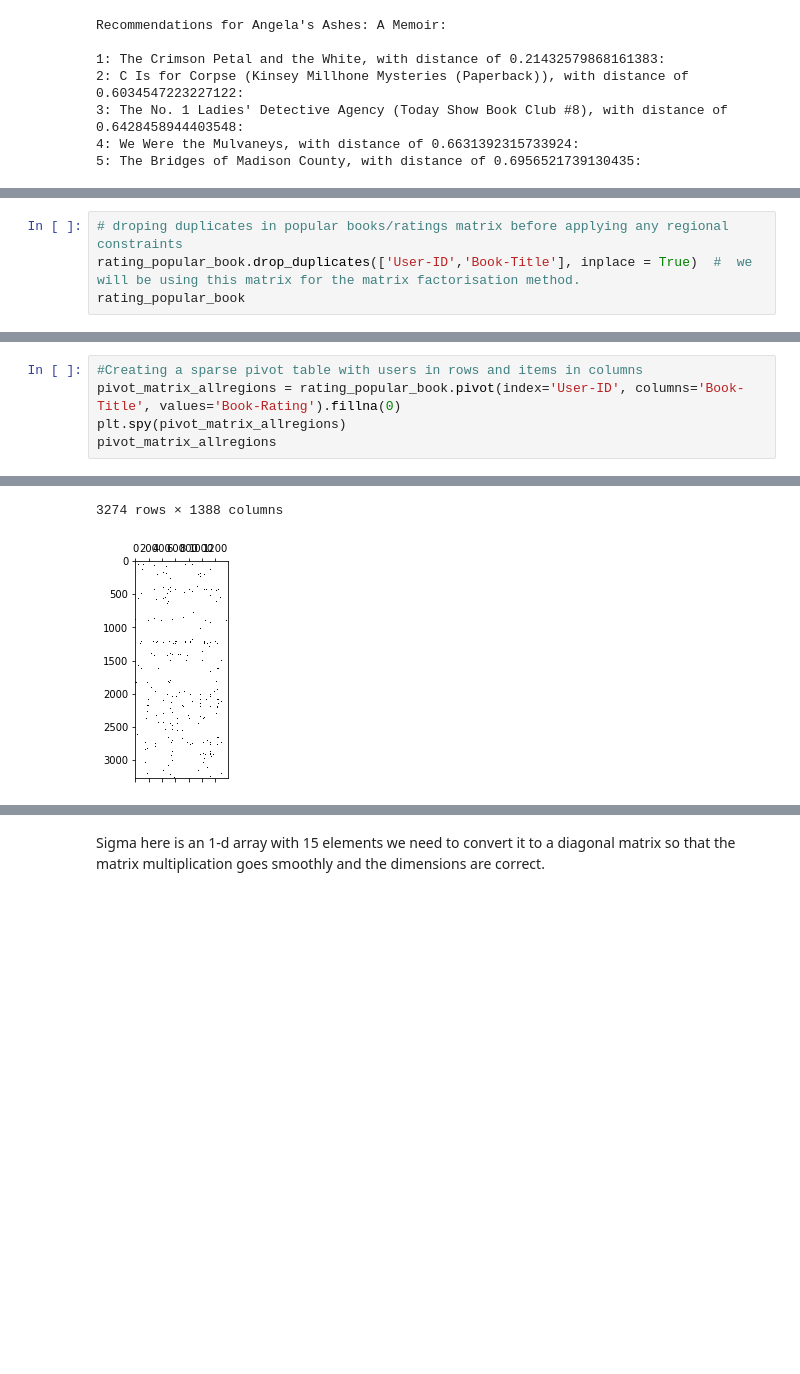
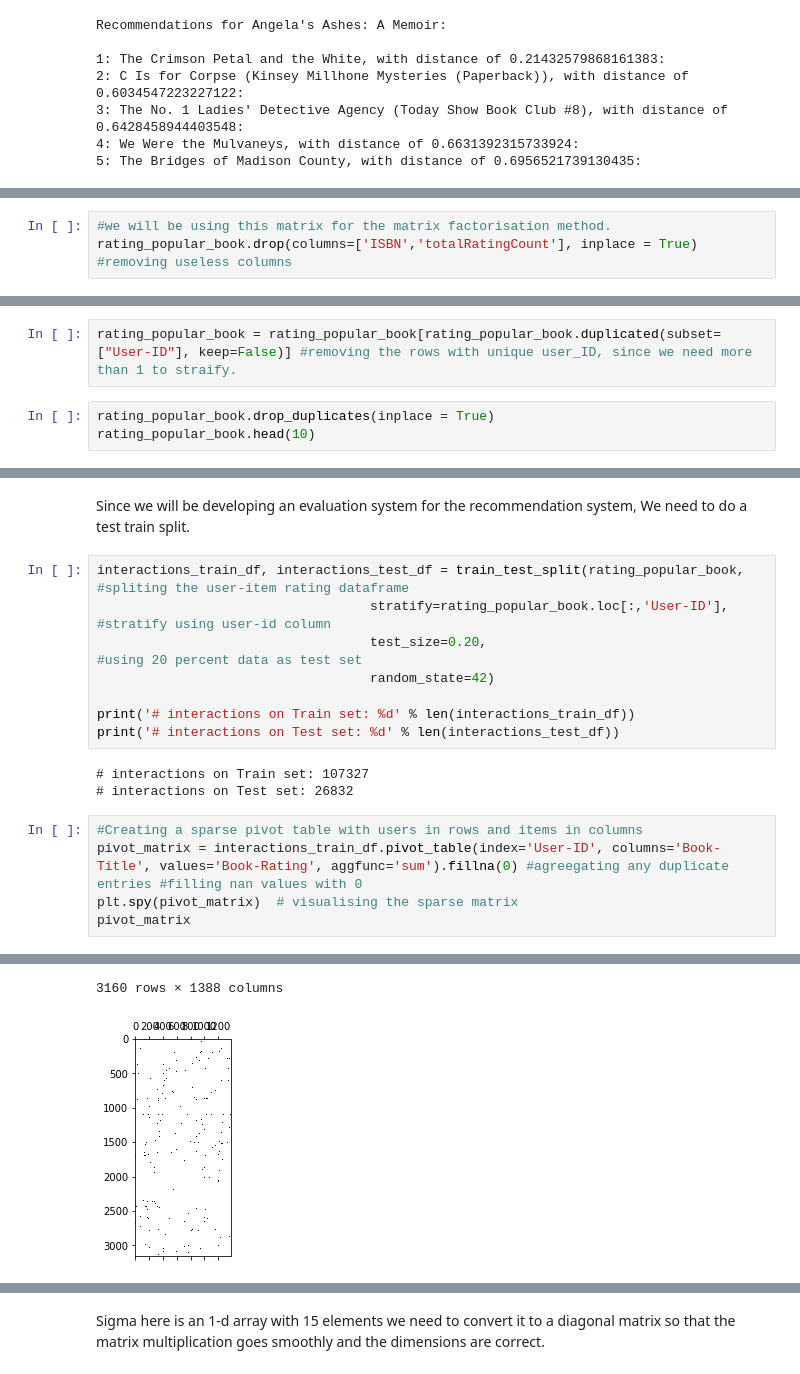
Before and after one commit to Ayushman0Singh/BookRecommendationSystem, a Jupyter notebook: BookRecommendation.ipynb, the cells around one changed output, grey strips where cells are left out. Drawn from its saved outputs; the diff is of its cells as text; blank space fills up the shorter version.

Commit message:
functions needed for evaluation system

```diff
--- a/BookRecommendation.ipynb
+++ b/BookRecommendation.ipynb
@@ -628,7 +619,6 @@ This time we will apply the **matrix-factorisation method/SVD** method for recom
 # %%
-# droping duplicates in popular books/ratings matrix before applying any regional constraints
-rating_popular_book.drop_duplicates(['User-ID','Book-Title'], inplace = True)  #  we will be using this matrix for the matrix factorisation method.
-rating_popular_book
+#we will be using this matrix for the matrix factorisation method.
+rating_popular_book.drop(columns=['ISBN','totalRatingCount'], inplace = True) #removing useless columns
 # %% [output]
 A value is trying to be set on a copy of a slice from a DataFrame
 
@@ -649,0 +649,5 @@ See the caveats in the documentation: https://pandas.pydata.org/pandas-docs/stab
+# %%
+rating_popular_book = rating_popular_book[rating_popular_book.duplicated(subset=["User-ID"], keep=False)] #removing the rows with unique user_ID, since we need more than 1 to straify.
+# %%
+rating_popular_book.drop_duplicates(inplace = True)
+rating_popular_book.head(10)
@@ -650,8 +670,21 @@ See the caveats in the documentation: https://pandas.pydata.org/pandas-docs/stab
+# %% [markdown]
+Since we will be developing an evaluation system for the recommendation system, We need to do a test train split.
+# %%
+interactions_train_df, interactions_test_df = train_test_split(rating_popular_book, #spliting the user-item rating dataframe
+                                   stratify=rating_popular_book.loc[:,'User-ID'],          #stratify using user-id column
+                                   test_size=0.20,                                   #using 20 percent data as test set
+                                   random_state=42)
+
+print('# interactions on Train set: %d' % len(interactions_train_df))
+print('# interactions on Test set: %d' % len(interactions_test_df))
+# %% [output]
+# interactions on Train set: 107327
+# interactions on Test set: 26832
 # %%
 #Creating a sparse pivot table with users in rows and items in columns
-pivot_matrix_allregions = rating_popular_book.pivot(index='User-ID', columns='Book-Title', values='Book-Rating').fillna(0)
-plt.spy(pivot_matrix_allregions)
-pivot_matrix_allregions
+pivot_matrix = interactions_train_df.pivot_table(index='User-ID', columns='Book-Title', values='Book-Rating', aggfunc='sum').fillna(0) #agreegating any duplicate entries #filling nan values with 0
+plt.spy(pivot_matrix)  # visualising the sparse matrix
+pivot_matrix
 # %% [output]
 | Book-Title | 1984 | 1st to Die: A Novel | 2010: Odyssey Two | 204 Rosewood Lane | 24 Hours | 2nd Chance | ... |
 | User-ID |  |  |  |  |  |  | ... |
@@ -663,11 +696,11 @@ pivot_matrix_allregions
 | ... | ... | ... | ... | ... | ... | ... | ... |
 | 278188 | 0.0 | 0.0 | 0.0 | 0.0 | 0.0 | 0.0 | ... |
 | 278418 | 0.0 | 0.0 | 0.0 | 0.0 | 0.0 | 0.0 | ... |
 | 278582 | 0.0 | 0.0 | 0.0 | 0.0 | 0.0 | 0.0 | ... |
 | 278633 | 0.0 | 0.0 | 0.0 | 0.0 | 0.0 | 0.0 | ... |
 | 278843 | 0.0 | 0.0 | 0.0 | 0.0 | 0.0 | 0.0 | ... |
-3274 rows × 1388 columns
+3160 rows × 1388 columns
-[figure, old version]
+[figure, new version]
 # %%
 from scipy.sparse.linalg import svds
 # The number of factors to factor the user-item matrix.
```
Also changed, not shown: parts of 40 cells of this notebook.
